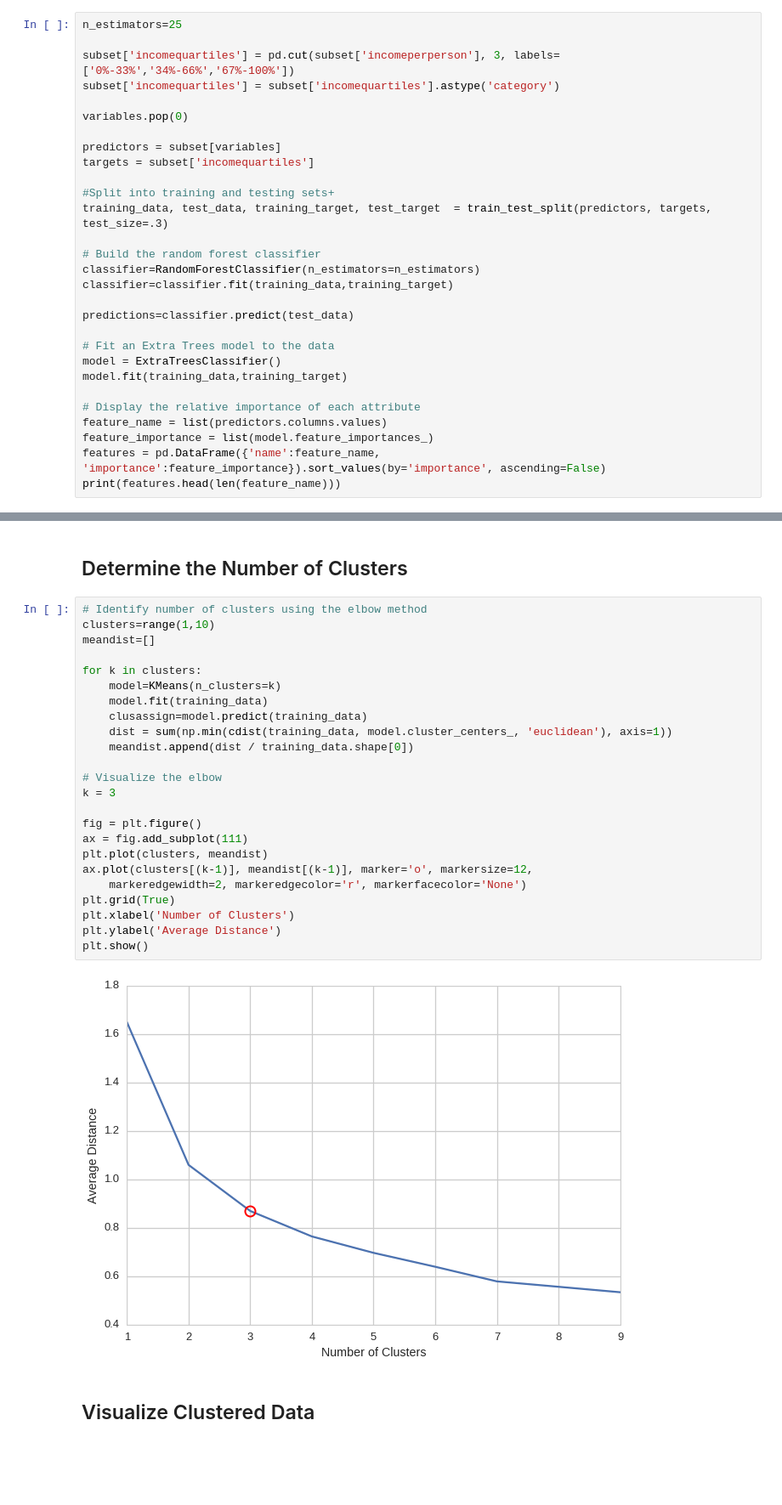
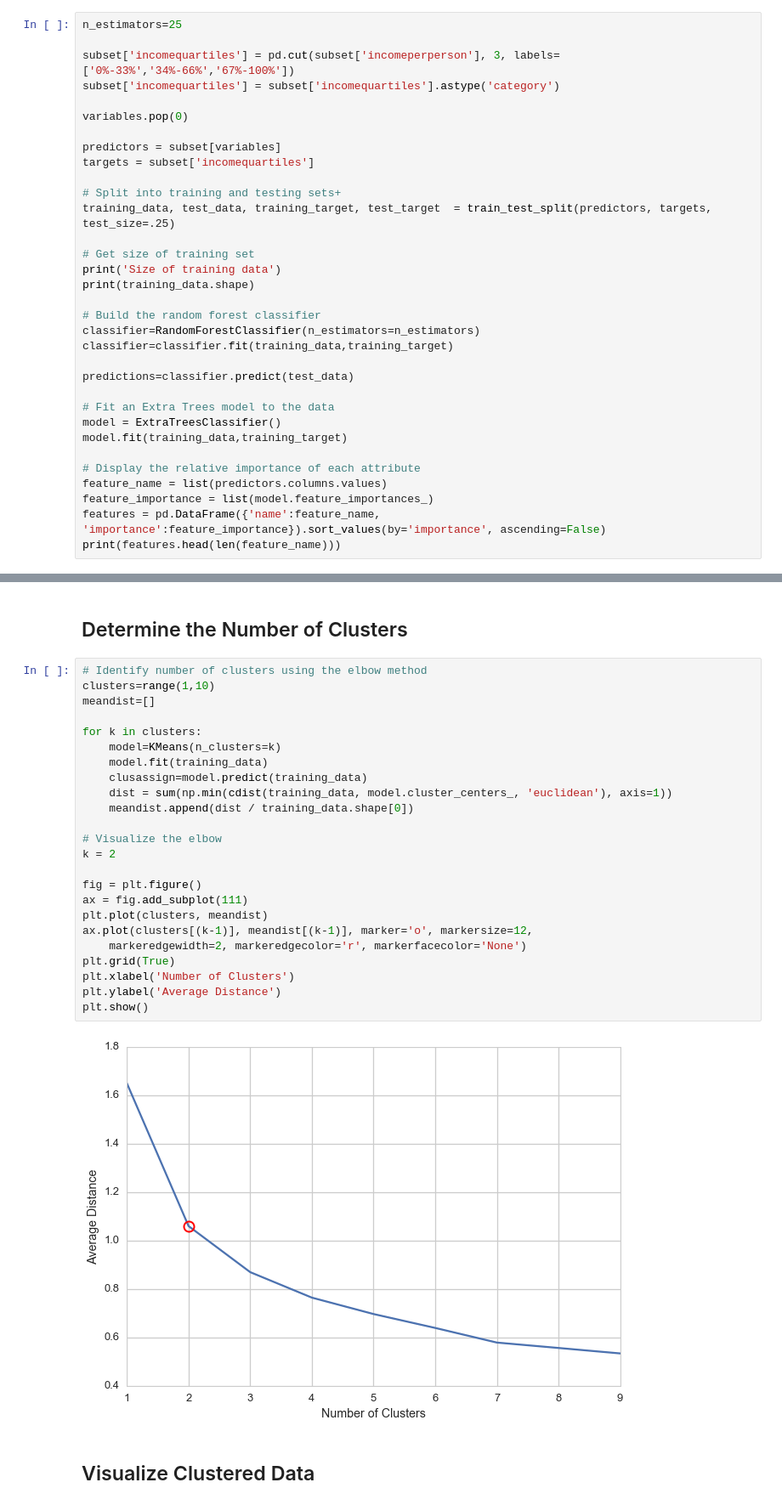
Before and after one commit to ArutyunSargsyan/democracy-and-economic-well-being, a Jupyter notebook: Machine Learning for Data Analysis/Week 4 Assignment.ipynb, the cells around one changed output, grey strips where cells are left out. Shown at 85% size. Drawn from its saved outputs; the diff is of its cells as text; blank space fills up the shorter version.

```diff
--- a/Machine Learning for Data Analysis/Week 4 Assignment.ipynb
+++ b/Machine Learning for Data Analysis/Week 4 Assignment.ipynb
@@ -63,8 +60,12 @@ variables.pop(0)
 predictors = subset[variables]
 targets = subset['incomequartiles']
 
-#Split into training and testing sets+
-training_data, test_data, training_target, test_target  = train_test_split(predictors, targets, test_size=.3)
+# Split into training and testing sets+
+training_data, test_data, training_target, test_target  = train_test_split(predictors, targets, test_size=.25)
+
+# Get size of training set
+print('Size of training data')
+print(training_data.shape)
 
 # Build the random forest classifier
 classifier=RandomForestClassifier(n_estimators=n_estimators)
@@ -134,29 +137,29 @@ Size of training data
 # %%
 # Identify number of clusters using the elbow method
 clusters=range(1,10)
 meandist=[]
 
 for k in clusters:
     model=KMeans(n_clusters=k)
     model.fit(training_data)
     clusassign=model.predict(training_data)
     dist = sum(np.min(cdist(training_data, model.cluster_centers_, 'euclidean'), axis=1))
     meandist.append(dist / training_data.shape[0])
 
 # Visualize the elbow
-k = 3
+k = 2
 
 fig = plt.figure()
 ax = fig.add_subplot(111)
 plt.plot(clusters, meandist)
 ax.plot(clusters[(k-1)], meandist[(k-1)], marker='o', markersize=12,
     markeredgewidth=2, markeredgecolor='r', markerfacecolor='None')
 plt.grid(True)
 plt.xlabel('Number of Clusters')
 plt.ylabel('Average Distance')
 plt.show()
 # %% [output]
-[figure, old version]
+[figure, new version]
 # %% [markdown]
 ## Visualize Clustered Data
 # %%
```
Also changed, not shown: parts of 9 cells of this notebook, 1 other file.
